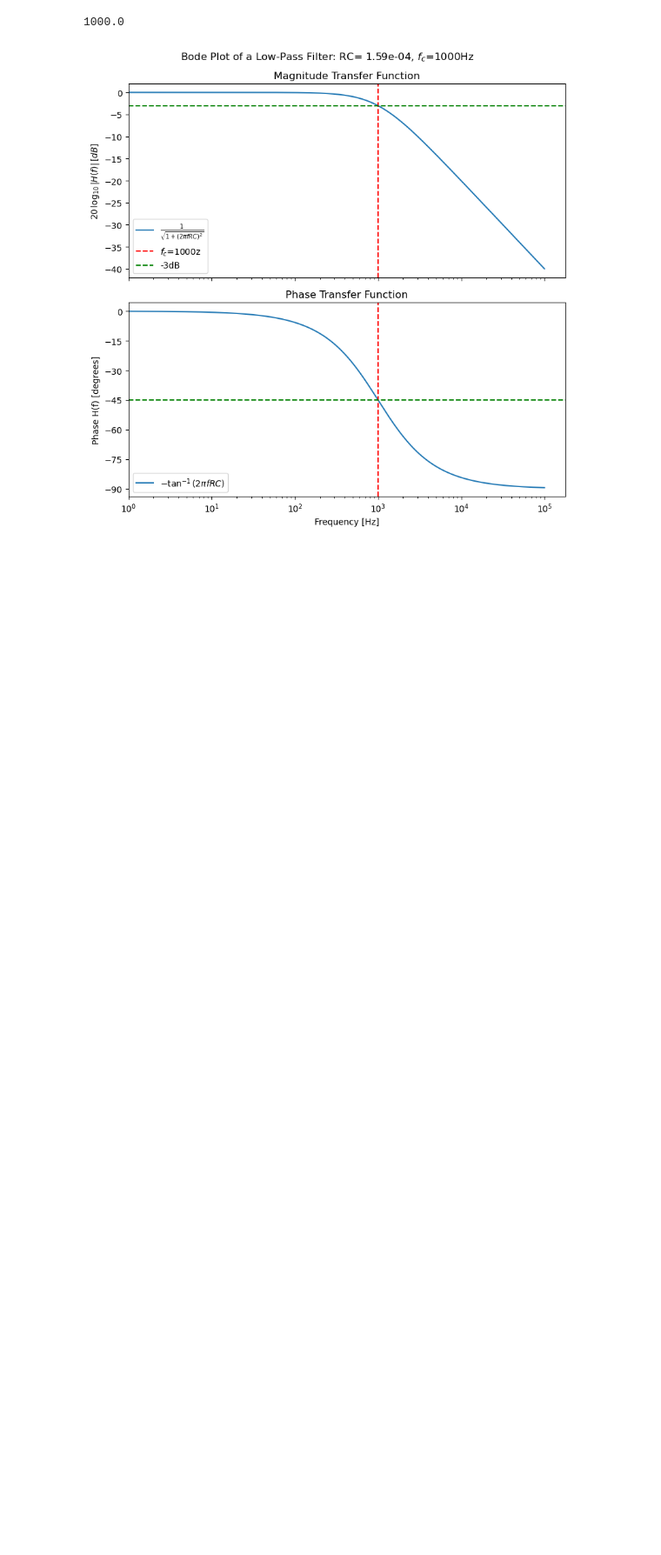
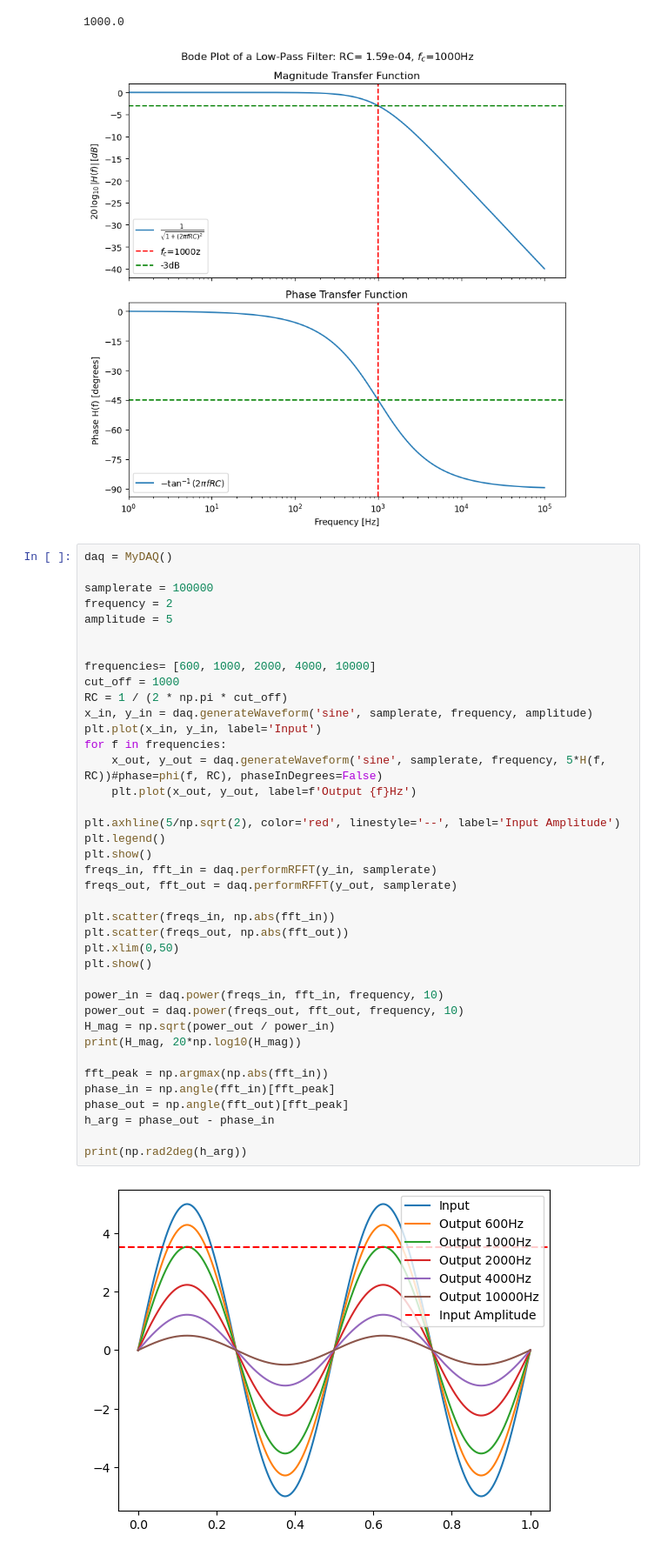
Before and after one commit to TapWhite/PE1, a Jupyter notebook: PE_sessions/PE_session_4/Voorbereiding.ipynb, the cells around one changed output. Shown: that part at 87% size. Drawn from its saved outputs; the diff is of its cells as text; blank space fills up the shorter version.

```diff
--- a/PE_sessions/PE_session_4/Voorbereiding.ipynb
+++ b/PE_sessions/PE_session_4/Voorbereiding.ipynb
@@ -60,3 +381,44 @@ plt.show()
 # %% [output]
 1000.0
 [figure]
+# %%
+daq = MyDAQ()
+
+samplerate = 100000
+frequency = 2
+amplitude = 5
+
+
+frequencies= [600, 1000, 2000, 4000, 10000]
+cut_off = 1000
+RC = 1 / (2 * np.pi * cut_off)
+x_in, y_in = daq.generateWaveform('sine', samplerate, frequency, amplitude)
+plt.plot(x_in, y_in, label='Input')
+for f in frequencies:
+    x_out, y_out = daq.generateWaveform('sine', samplerate, frequency, 5*H(f, RC))#phase=phi(f, RC), phaseInDegrees=False)
+    plt.plot(x_out, y_out, label=f'Output {f}Hz')
+
+plt.axhline(5/np.sqrt(2), color='red', linestyle='--', label='Input Amplitude')
+plt.legend()
+plt.show()
+freqs_in, fft_in = daq.performRFFT(y_in, samplerate)
+freqs_out, fft_out = daq.performRFFT(y_out, samplerate)
+
+plt.scatter(freqs_in, np.abs(fft_in))
+plt.scatter(freqs_out, np.abs(fft_out))
+plt.xlim(0,50)
+plt.show()
+
+power_in = daq.power(freqs_in, fft_in, frequency, 10)
+power_out = daq.power(freqs_out, fft_out, frequency, 10)
+H_mag = np.sqrt(power_out / power_in)
+print(H_mag, 20*np.log10(H_mag))
+
+fft_peak = np.argmax(np.abs(fft_in))
+phase_in = np.angle(fft_in)[fft_peak]
+phase_out = np.angle(fft_out)[fft_peak]
+h_arg = phase_out - phase_in
+
+print(np.rad2deg(h_arg))
+# %% [output]
+[figure, added]
```
Also changed, not shown: parts of 2 cells of this notebook, 2 other files.
